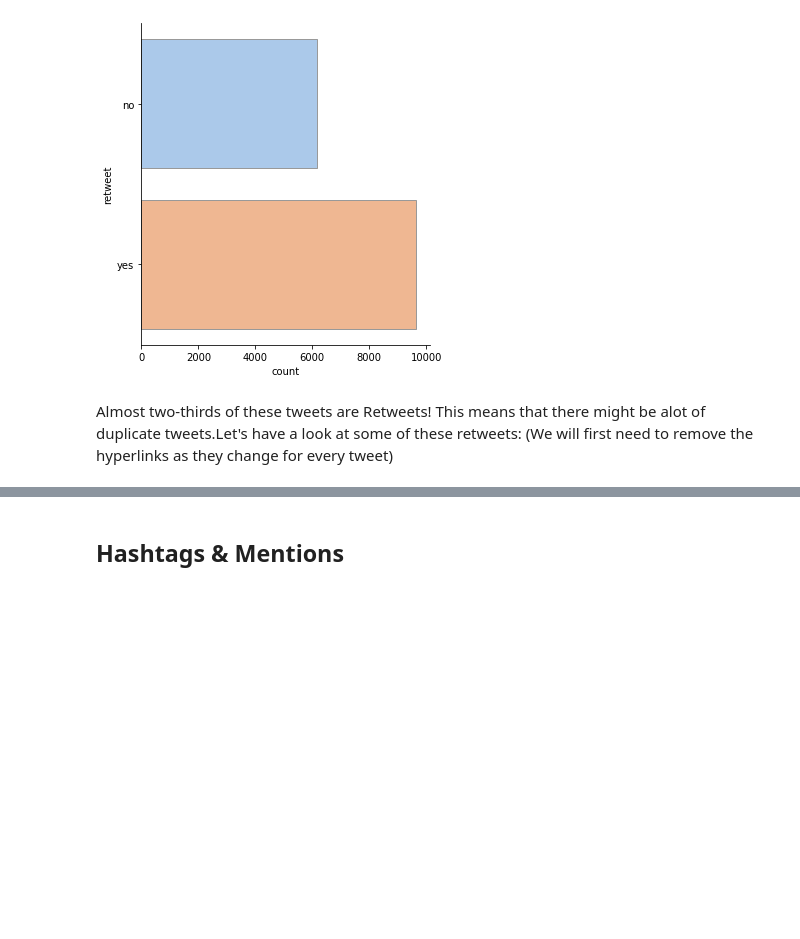
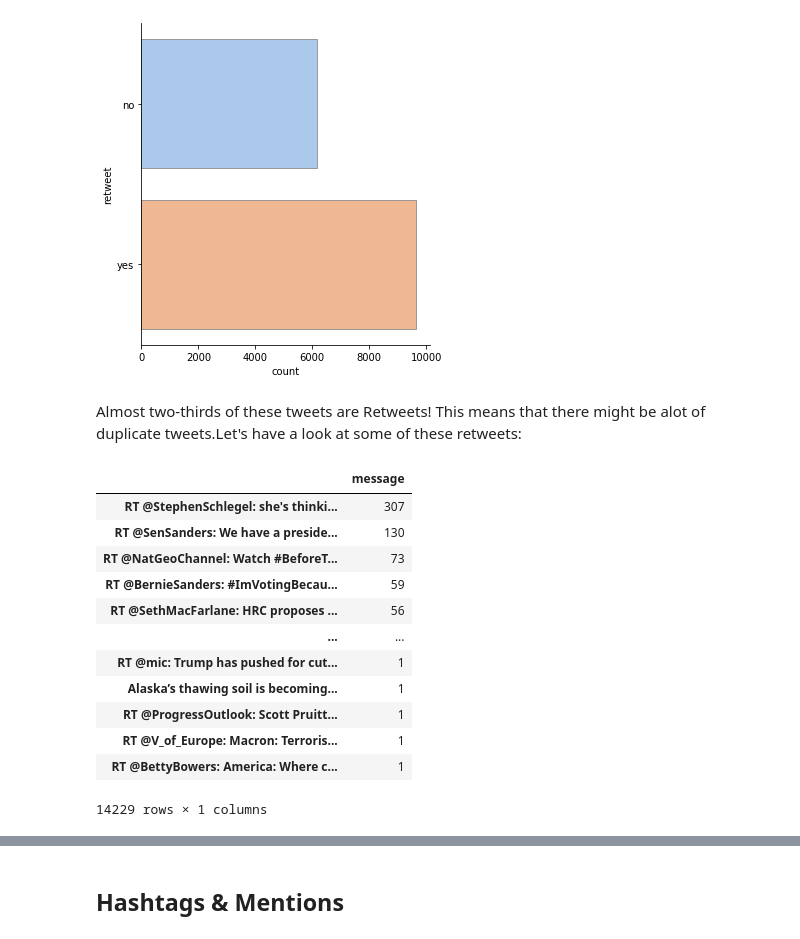
Before and after one commit to jonnybegreat/Climate-Change-Sentiment-Analysis, a Jupyter notebook: Jonny_EDA_2.ipynb, the cells around one changed output, grey strips where cells are left out. Cells and saved outputs as stored; diff of their text form; code cells hidden in the pictures; blank space fills up the shorter version.

```diff
--- a/Jonny_EDA_2.ipynb
+++ b/Jonny_EDA_2.ipynb
@@ -158,4 +158,20 @@ sns.catplot(y="retweet", kind="count", edgecolor=".6",palette="pastel",
 [figure]
 # %% [markdown]
 Almost two-thirds of these tweets are Retweets! This means that there might be alot of duplicate tweets.Let's have a look at some of these retweets:
-(We will first need to remove the hyperlinks as they change for every tweet)
+# %%
+tdf = pd.DataFrame(df_with_metadata['message'].astype(str).value_counts())
+tdf
+# %% [output]
+|  | message |
+| RT @StephenSchlegel: she's thinki... | 307 |
+| RT @SenSanders: We have a preside... | 130 |
+| RT @NatGeoChannel: Watch #BeforeT... | 73 |
+| RT @BernieSanders: #ImVotingBecau... | 59 |
+| RT @SethMacFarlane: HRC proposes ... | 56 |
+| ... | ... |
+| RT @mic: Trump has pushed for cut... | 1 |
+| Alaska’s thawing soil is becoming... | 1 |
+| RT @ProgressOutlook: Scott Pruitt... | 1 |
+| RT @V_of_Europe: Macron: Terroris... | 1 |
+| RT @BettyBowers: America: Where c... | 1 |
+14229 rows × 1 columns
```
Also changed, not shown: parts of 14 cells of this notebook.
